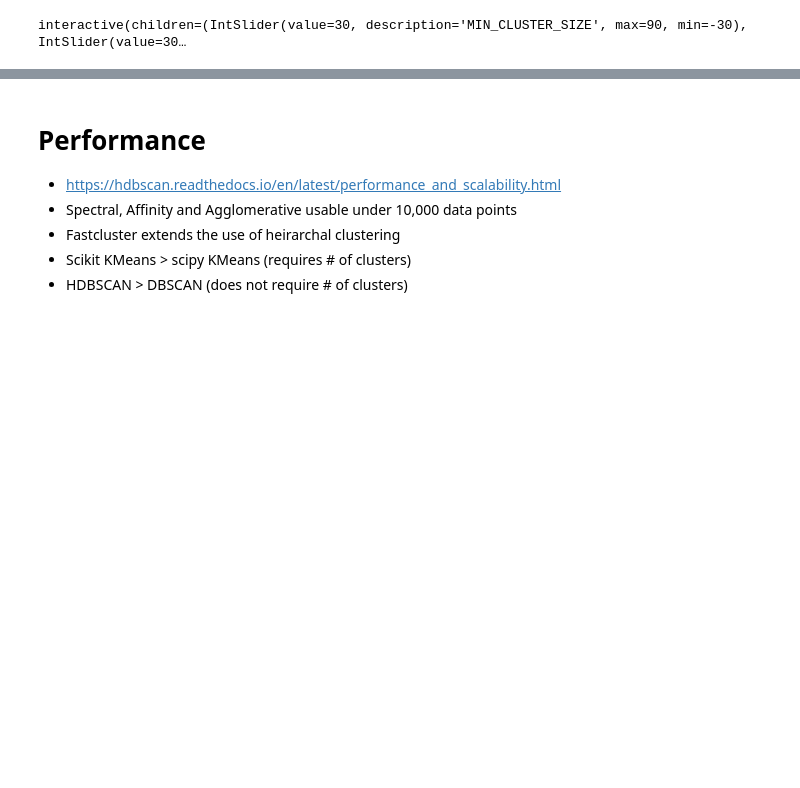
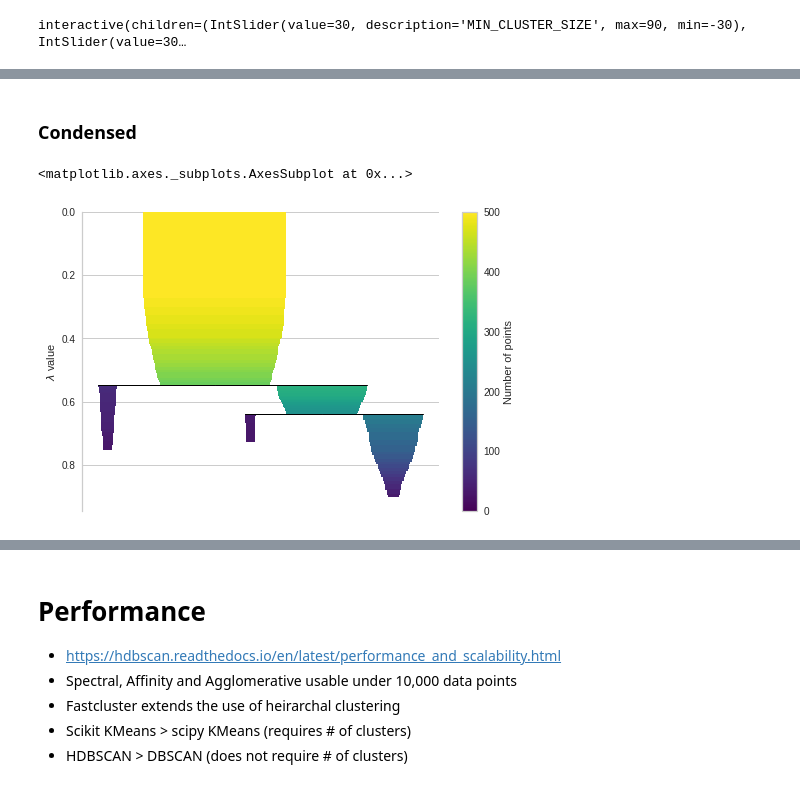
Before and after one commit to swilsonmfc/unsupervised, a Jupyter notebook: Clustering.ipynb, the cells around one changed output, grey strips where cells are left out. Cells and saved outputs as stored; diff of their text form; code cells hidden in the pictures; blank space fills up the shorter version.

```diff
--- a/Clustering.ipynb
+++ b/Clustering.ipynb
@@ -476,0 +533,7 @@ interactive(children=(Dropdown(description='SORT', options=('Completeness', 'Hom
+# %% [markdown]
+### Condensed
+# %%
+hdb.condensed_tree_.plot()
+# %% [output]
+<matplotlib.axes._subplots.AxesSubplot at 0x...>
+[figure, added]
```
Also changed, not shown: parts of 27 cells of this notebook.
